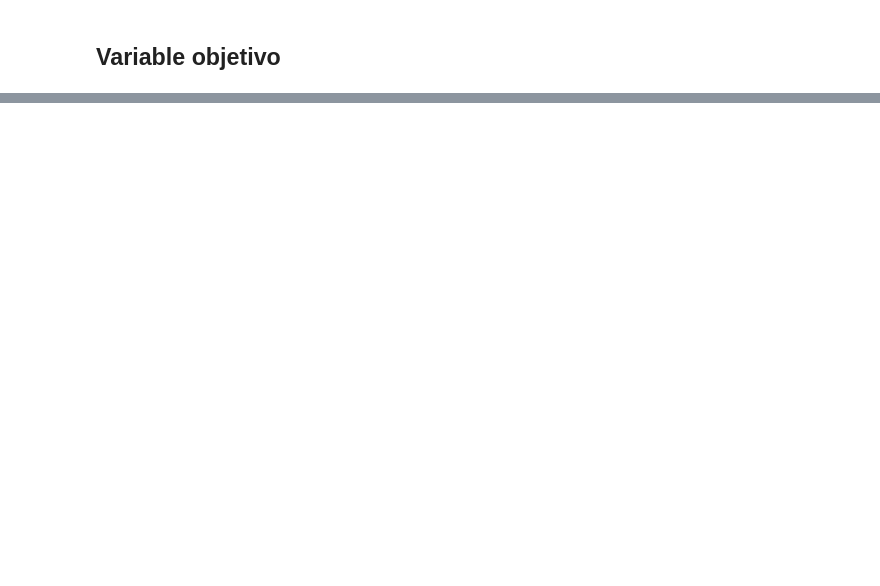
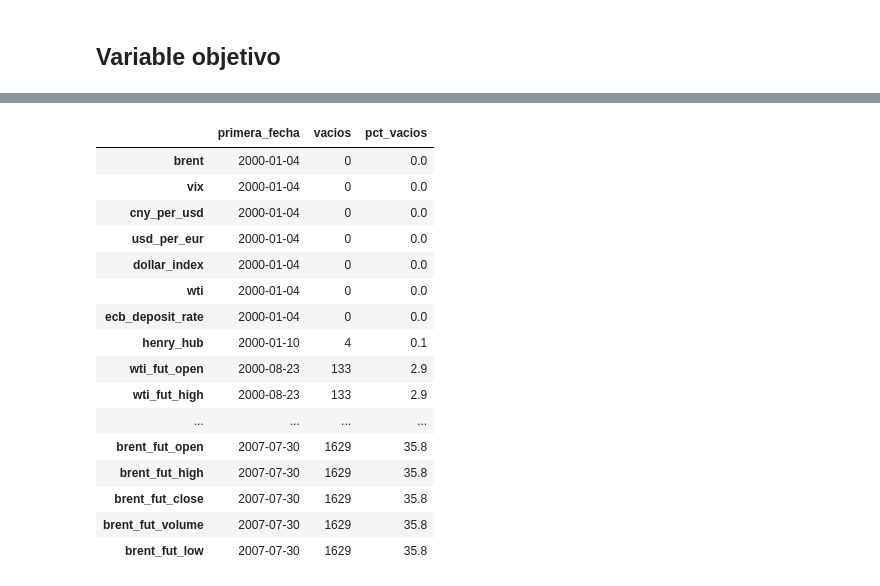
Before and after one commit to alejandrobarreche/oil-rnn, a Jupyter notebook: notebooks/01_eda.ipynb, the cells around one changed output, grey strips where cells are left out. Saved outputs shown, nothing was run; the diff lists cells and outputs as text; code cells hidden in the pictures; blank space fills up the shorter version.

```diff
--- a/notebooks/01_eda.ipynb
+++ b/notebooks/01_eda.ipynb
@@ -36,0 +86,30 @@ else:
+# %%
+import numpy as np
+
+t = train.set_index(time_col)
+numeric = t.select_dtypes("number")
+pd.DataFrame(
+    {
+        "primera_fecha": numeric.apply(lambda s: s.first_valid_index()),
+        "vacios": numeric.isna().sum(),
+        "pct_vacios": (numeric.isna().mean() * 100).round(1),
+    }
+).sort_values("primera_fecha")
+# %% [output]
+|  | primera_fecha | vacios | pct_vacios |
+| brent | 2000-01-04 | 0 | 0.0 |
+| vix | 2000-01-04 | 0 | 0.0 |
+| cny_per_usd | 2000-01-04 | 0 | 0.0 |
+| usd_per_eur | 2000-01-04 | 0 | 0.0 |
+| dollar_index | 2000-01-04 | 0 | 0.0 |
+| wti | 2000-01-04 | 0 | 0.0 |
+| ecb_deposit_rate | 2000-01-04 | 0 | 0.0 |
+| henry_hub | 2000-01-10 | 4 | 0.1 |
+| wti_fut_open | 2000-08-23 | 133 | 2.9 |
+| wti_fut_high | 2000-08-23 | 133 | 2.9 |
+| ... | ... | ... | ... |
+| brent_fut_open | 2007-07-30 | 1629 | 35.8 |
+| brent_fut_high | 2007-07-30 | 1629 | 35.8 |
+| brent_fut_close | 2007-07-30 | 1629 | 35.8 |
+| brent_fut_volume | 2007-07-30 | 1629 | 35.8 |
+| brent_fut_low | 2007-07-30 | 1629 | 35.8 |
```
Also changed, not shown: parts of 17 cells of this notebook.
